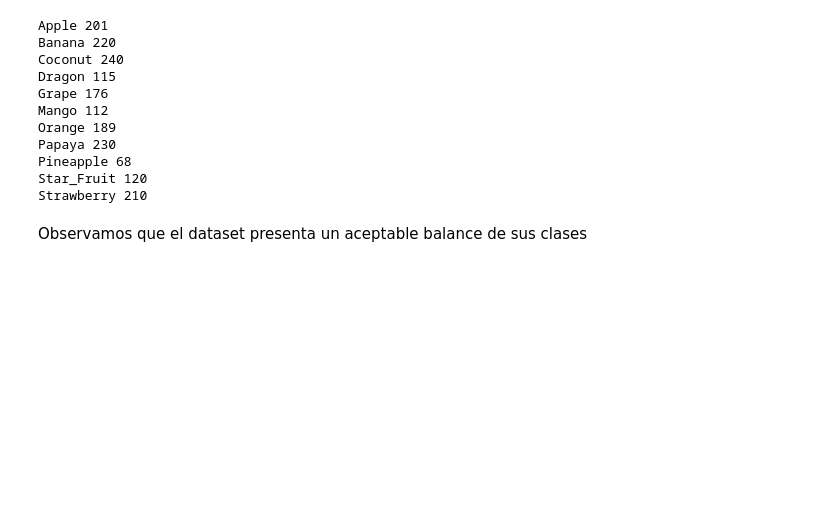
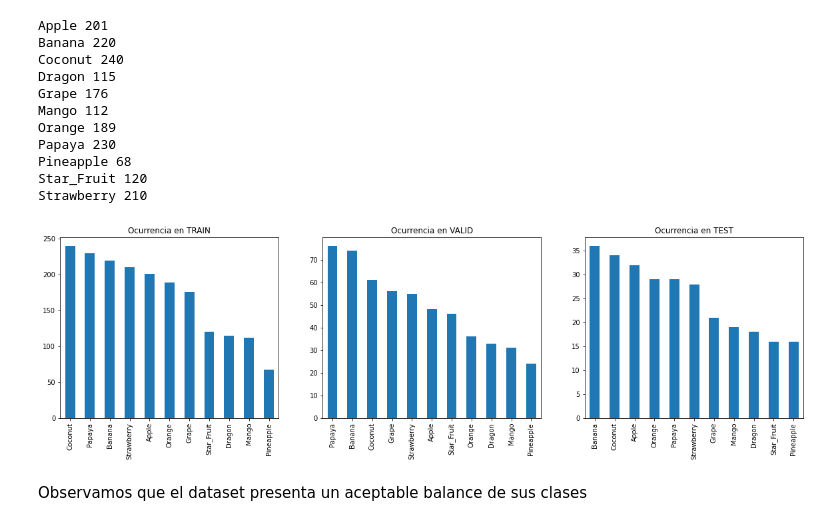
Before and after one commit to jpalianak/Vision-por-Computadora-II, a Jupyter notebook: Models/VPC2-TP-Fruit.ipynb, the cells around one changed output. Saved outputs shown, nothing was run; the diff lists cells and outputs as text; code cells hidden in the pictures; blank space fills up the shorter version.

```diff
--- a/Models/VPC2-TP-Fruit.ipynb
+++ b/Models/VPC2-TP-Fruit.ipynb
@@ -113,17 +113,19 @@ Pineapple 68
 Star_Fruit 120
 Strawberry 210
 # %%
-plt.figure(1,figsize=(20,15))
+plt.figure(1,figsize=(20,5))
 plt.subplot(1,3,1)
 csv_train['label'].value_counts().plot(kind='bar')
 plt.title('Ocurrencia en TRAIN')
 plt.subplot(1,3,2)
 csv_valid['label'].value_counts().plot(kind='bar')
 plt.title('Ocurrencia en VALID')
 plt.subplot(1,3,3)
 csv_test['label'].value_counts().plot(kind='bar')
 plt.title('Ocurrencia en TEST')
 plt.show()
+# %% [output]
+[figure, added]
 # %% [markdown]
 Observamos que el dataset presenta un aceptable balance de sus clases
 # %% [markdown]
```
Also changed, not shown: parts of 1 cell of this notebook.
